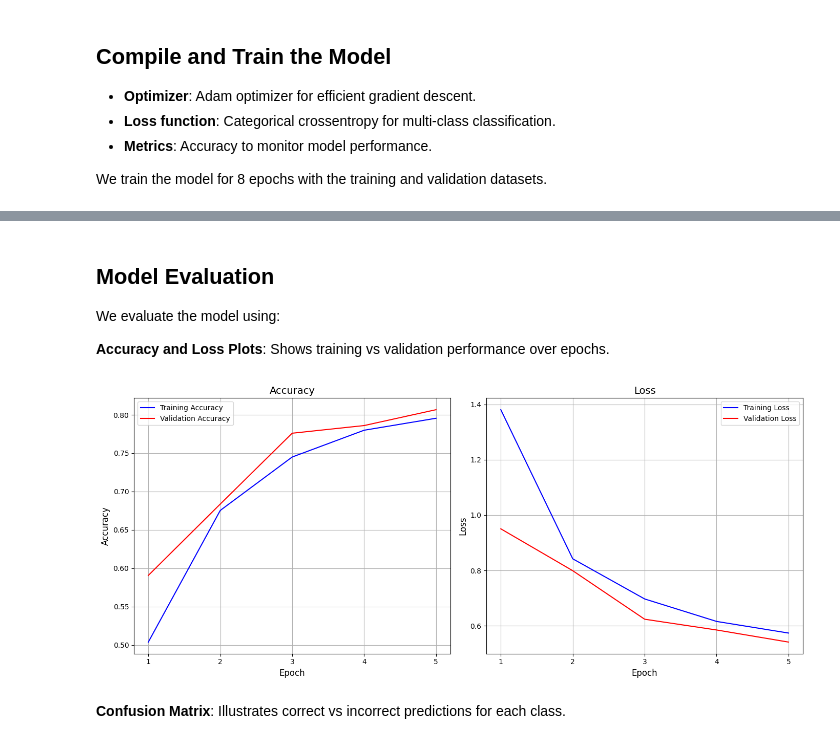
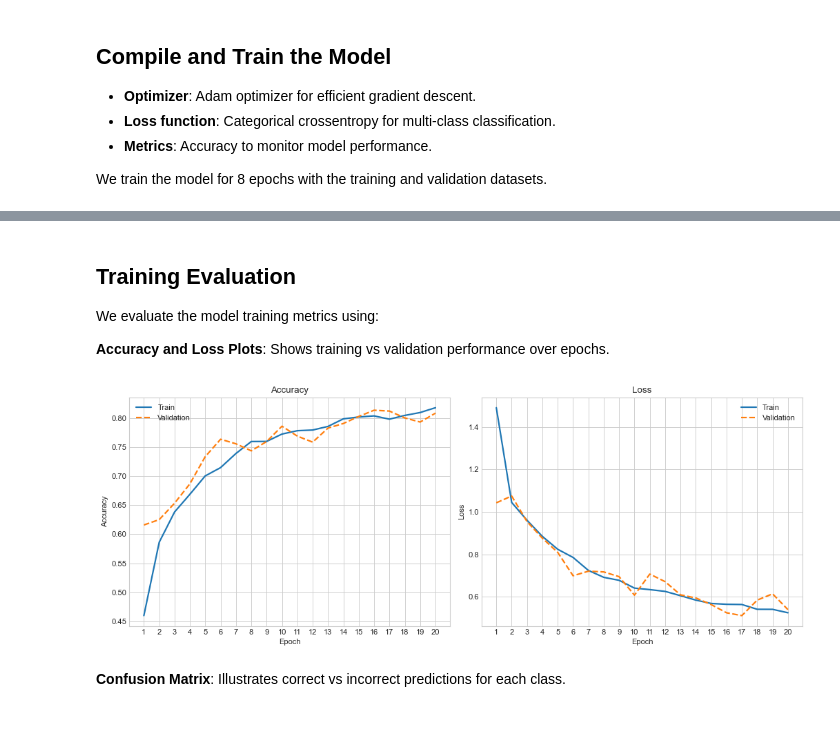
Before and after one commit to baxasd/MLCW2, a Jupyter notebook: Z22590018_MLCW2.ipynb, the cells around one changed output, grey strips where cells are left out. Drawn from its saved outputs; the diff is of its cells as text; code cells hidden in the pictures.

Commit message:
Model Training split fix

```diff
--- a/Z22590018_MLCW2.ipynb
+++ b/Z22590018_MLCW2.ipynb
@@ -251,10 +200,6 @@ Model: "sequential_1"
 
 We train the model for 8 epochs with the training and validation datasets.
 # %%
-# Only for testing purposes. Please Comment below lines when training on full dataset
-#small_train = train.take(80)
-#small_val = validation.take(10)
-
 # Compile model. Uses adam optimizer and tries to minimize loss categorical_crossentropy
 model.compile(
 optimizer='adam',
@@ -262,11 +207,10 @@ loss='categorical_crossentropy',
 metrics=['accuracy']
 )
 
-# When training on full dataset replace small_train with train and
-# small_val with validation to feed model with full dataset split
+# Start Training
 history = model.fit(
-train,
-validation_data=validation,
-epochs=5
+train_data,
+validation_data=val_data,
+epochs=20
 )
 # %% [output]
@@ -283,45 +234,41 @@ Epoch 5/5
 # %% [markdown]
-## Model Evaluation
-We evaluate the model using:
+## Training Evaluation
+We evaluate the model training metrics using:
 
 **Accuracy and Loss Plots**: Shows training vs validation performance over epochs.
 # %%
-# Extract metrics
 acc = history.history['accuracy']
 val_acc = history.history['val_accuracy']
 loss = history.history['loss']
 val_loss = history.history['val_loss']
-epochs = range(1, len(acc)+1)
+epochs = range(1, len(acc) + 1)
 
-# Create Plot
-plt.figure(figsize=(14,6))
+plt.style.use("seaborn-v0_8-whitegrid")
+
+fig, ax = plt.subplots(1, 2, figsize=(13, 5), dpi=80)
 
 # Accuracy
-plt.subplot(1,2,1)
-plt.plot(epochs, acc, 'b-', label='Training Accuracy')
-plt.plot(epochs, val_acc, 'r-', label='Validation Accuracy')
-plt.title('Accuracy', fontsize=14)
-plt.xlabel('Epoch', fontsize=12)
-plt.ylabel('Accuracy', fontsize=12)
-plt.xticks(epochs)
-plt.legend()
-plt.grid(True)
+ax[0].plot(epochs, acc, label='Train', linewidth=2)
+ax[0].plot(epochs, val_acc, '--', label='Validation', linewidth=2)
+ax[0].set_title('Accuracy')
+ax[0].set_xlabel('Epoch')
+ax[0].set_ylabel('Accuracy')
+ax[0].set_xticks(epochs)
+ax[0].legend()
 
 # Loss
-plt.subplot(1,2,2)
-plt.plot(epochs, loss, 'b-', label='Training Loss')
-plt.plot(epochs, val_loss, 'r-', label='Validation Loss')
-plt.title('Loss', fontsize=14)
-plt.xlabel('Epoch', fontsize=12)
-plt.ylabel('Loss', fontsize=12)
-plt.xticks(epochs)
-plt.legend()
-plt.grid(True)
+ax[1].plot(epochs, loss, label='Train', linewidth=2)
+ax[1].plot(epochs, val_loss, '--', label='Validation', linewidth=2)
+ax[1].set_title('Loss')
+ax[1].set_xlabel('Epoch')
+ax[1].set_ylabel('Loss')
+ax[1].set_xticks(epochs)
+ax[1].legend()
 
 plt.tight_layout()
 plt.show()
 # %% [output]
-[figure, old version]
+[figure, new version]
 # %% [markdown]
 **Confusion Matrix**: Illustrates correct vs incorrect predictions for each class.
 # %%
```
Also changed, not shown: parts of 16 cells of this notebook.
